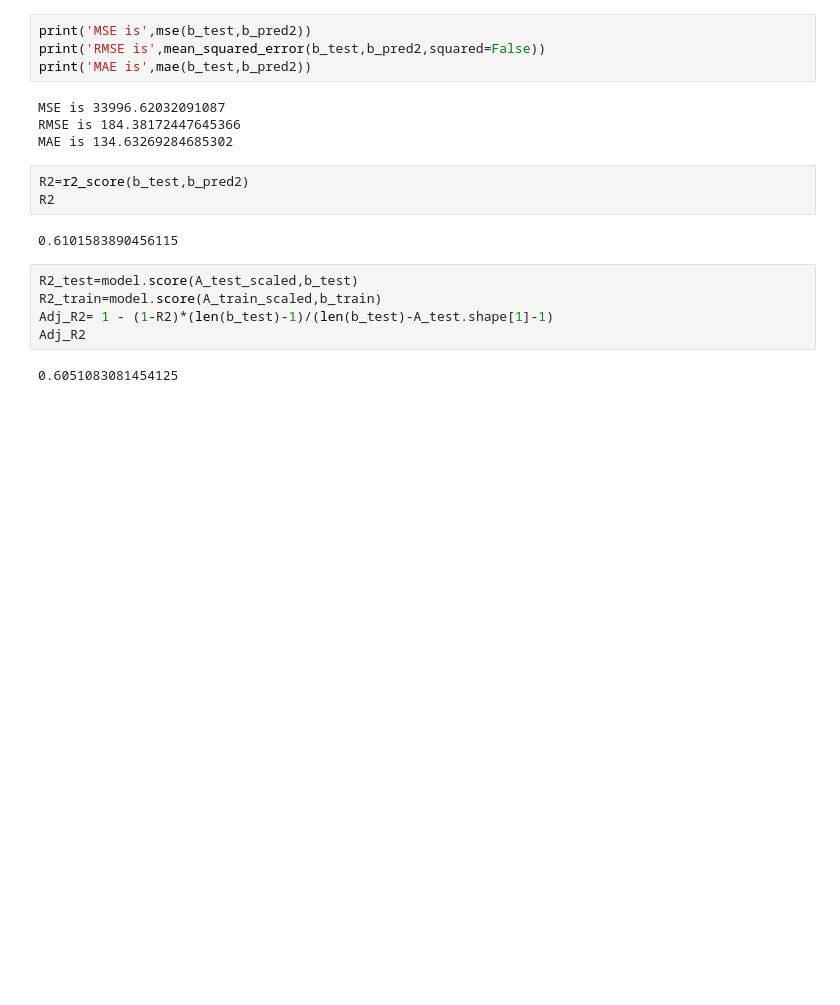
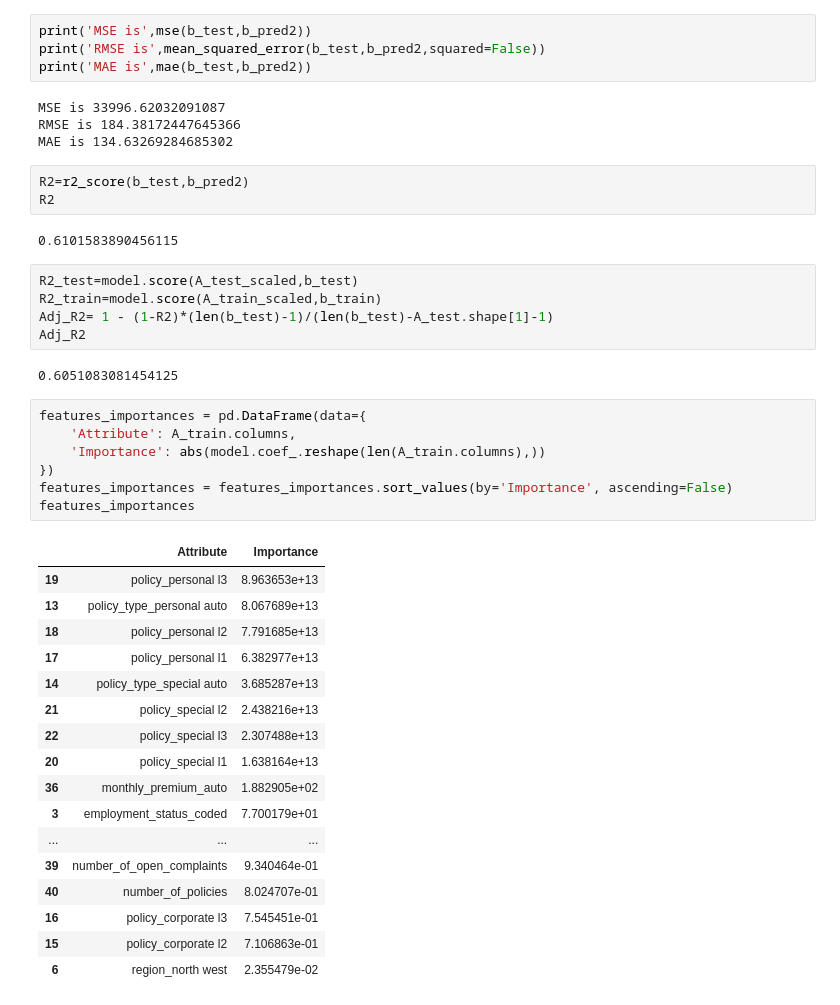
Before and after one commit to FredNurn/IronHack_DataLab_Frederik, a Jupyter notebook: Week 4/Data_Transformation.ipynb, the cells around one changed output. Saved outputs shown, nothing was run; the diff lists cells and outputs as text; blank space fills up the shorter version.

```diff
--- a/Week 4/Data_Transformation.ipynb
+++ b/Week 4/Data_Transformation.ipynb
@@ -431,3 +431,28 @@ Adj_R2= 1 - (1-R2)*(len(b_test)-1)/(len(b_test)-A_test.shape[1]-1)
 Adj_R2
 # %% [output]
 0.6051083081454125
+# %%
+features_importances = pd.DataFrame(data={
+    'Attribute': A_train.columns,
+    'Importance': abs(model.coef_.reshape(len(A_train.columns),))
+})
+features_importances = features_importances.sort_values(by='Importance', ascending=False)
+features_importances
+# %% [output]
+|  | Attribute | Importance |
+| 19 | policy_personal l3 | 8.963653e+13 |
+| 13 | policy_type_personal auto | 8.067689e+13 |
+| 18 | policy_personal l2 | 7.791685e+13 |
+| 17 | policy_personal l1 | 6.382977e+13 |
+| 14 | policy_type_special auto | 3.685287e+13 |
+| 21 | policy_special l2 | 2.438216e+13 |
+| 22 | policy_special l3 | 2.307488e+13 |
+| 20 | policy_special l1 | 1.638164e+13 |
+| 36 | monthly_premium_auto | 1.882905e+02 |
+| 3 | employment_status_coded | 7.700179e+01 |
+| ... | ... | ... |
+| 39 | number_of_open_complaints | 9.340464e-01 |
+| 40 | number_of_policies | 8.024707e-01 |
+| 16 | policy_corporate l3 | 7.545451e-01 |
+| 15 | policy_corporate l2 | 7.106863e-01 |
+| 6 | region_north west | 2.355479e-02 |
```
Also changed, not shown: parts of 3 cells of this notebook, 1 other file.
